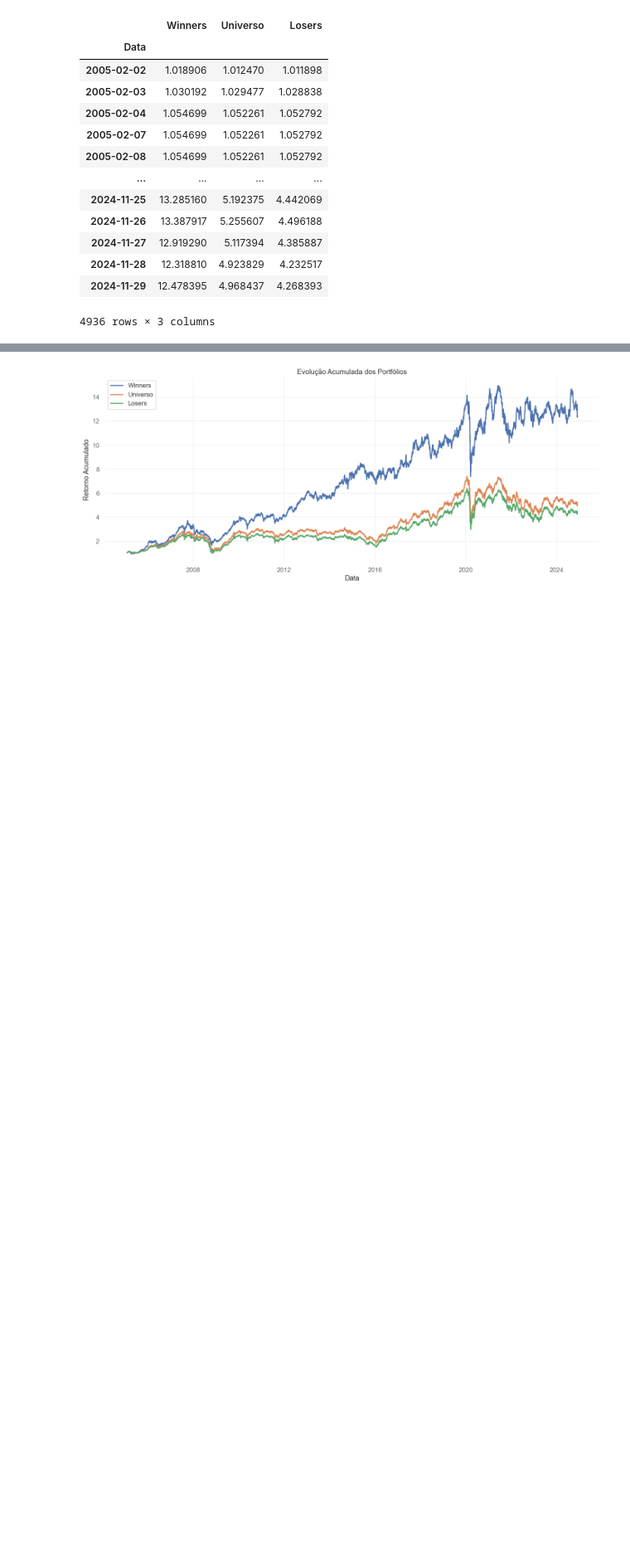
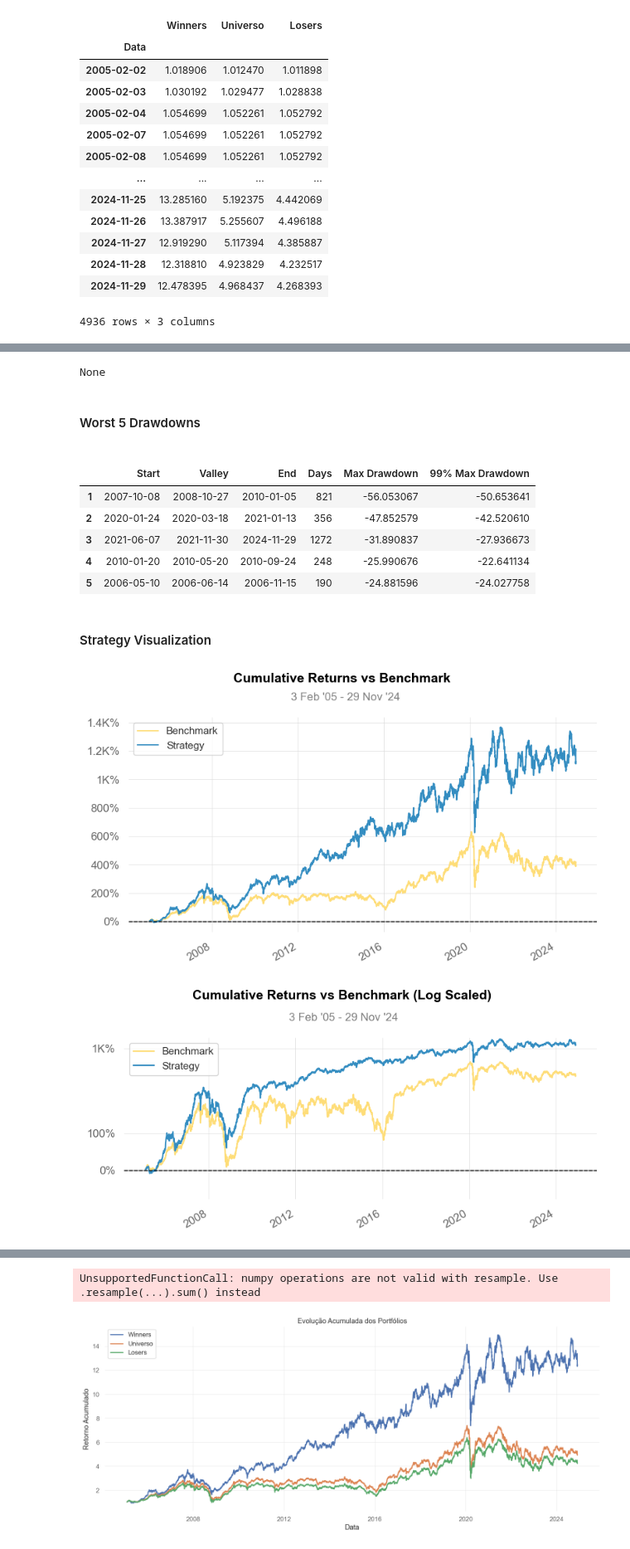
Before and after one commit to fefebiru/IQF-Grupo2, a Jupyter notebook: teste1_copy.ipynb, the cells around one changed output, grey strips where cells are left out. Shown at 83% size. Saved outputs shown, nothing was run; the diff lists cells and outputs as text; code cells hidden in the pictures; blank space fills up the shorter version.

```diff
--- a/teste1_copy.ipynb
+++ b/teste1_copy.ipynb
@@ -326,0 +336,3 @@ returns
+# %%
+qs.reports.full(returns['Winners'],returns['Universo'])
+# %% [output]
@@ -326,0 +357,11 @@ returns
+None
+Worst 5 Drawdowns
+|  | Start | Valley | End | Days | Max Drawdown | 99% Max Drawdown |
+| 1 | 2007-10-08 | 2008-10-27 | 2010-01-05 | 821 | -56.053067 | -50.653641 |
+| 2 | 2020-01-24 | 2020-03-18 | 2021-01-13 | 356 | -47.852579 | -42.520610 |
+| 3 | 2021-06-07 | 2021-11-30 | 2024-11-29 | 1272 | -31.890837 | -27.936673 |
+| 4 | 2010-01-20 | 2010-05-20 | 2010-09-24 | 248 | -25.990676 | -22.641134 |
+| 5 | 2006-05-10 | 2006-06-14 | 2006-11-15 | 190 | -24.881596 | -24.027758 |
+Strategy Visualization
+[figure, added]
+[figure, added]
@@ -327,3 +371,4 @@ returns
+UnsupportedFunctionCall: numpy operations are not valid with resample. Use .resample(...).sum() instead
 # %%
 import matplotlib.pyplot as plt
 
```
Also changed, not shown: parts of 20 cells of this notebook.
